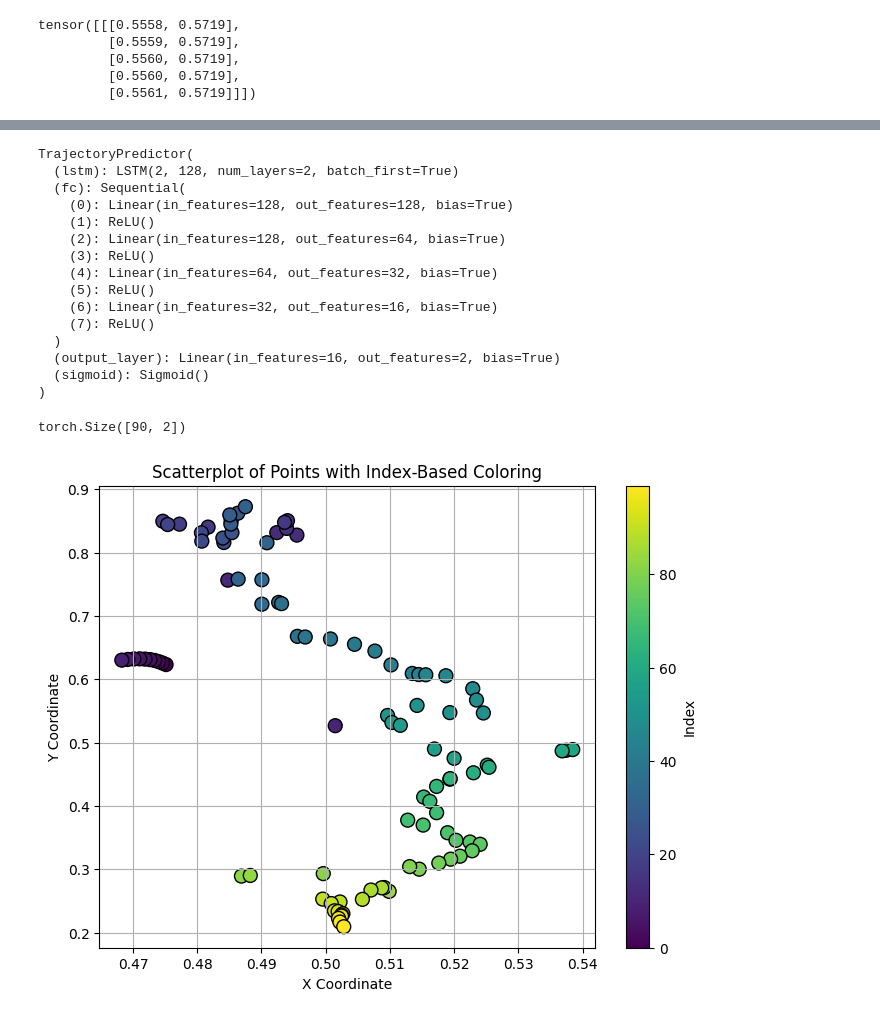
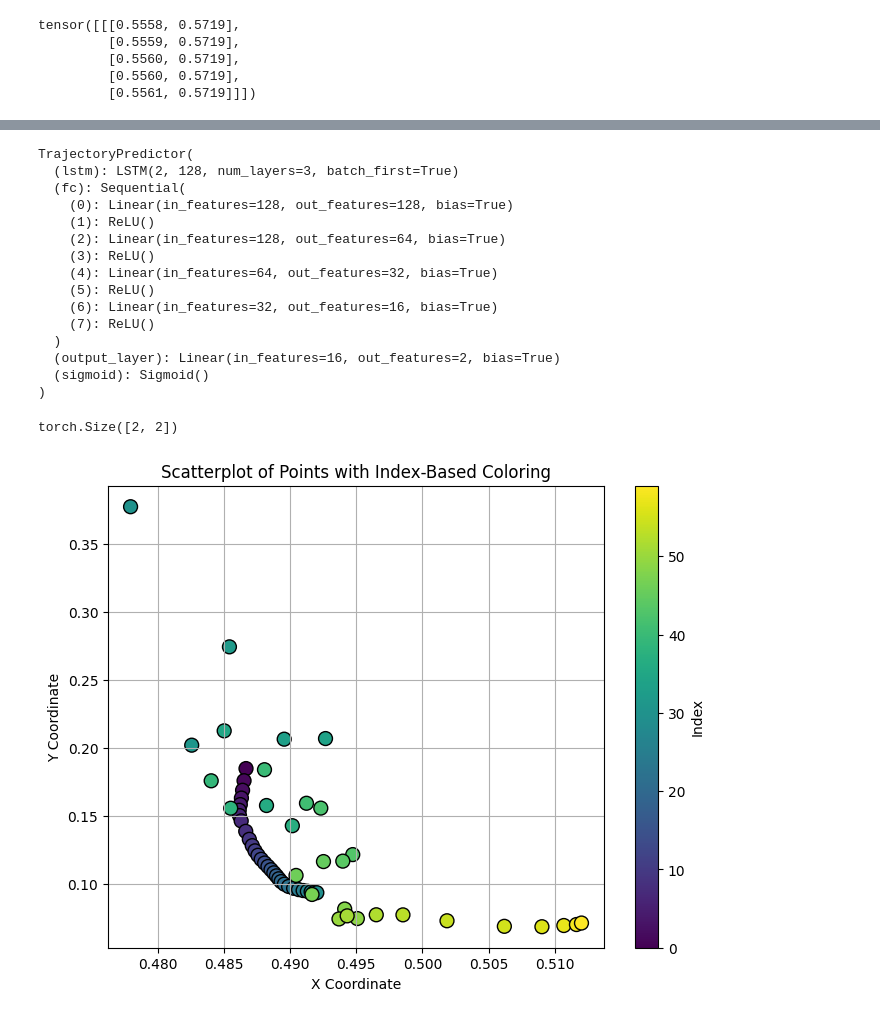
Before and after one commit to discursive-image/afterlife, a Jupyter notebook: notebooks/train.ipynb, the cells around one changed output, grey strips where cells are left out. Drawn from its saved outputs; the diff is of its cells as text; code cells hidden in the pictures.

```diff
--- a/notebooks/train.ipynb
+++ b/notebooks/train.ipynb
@@ -134,23 +134,21 @@ from tqdm import tqdm
 from torch.utils.data import DataLoader, random_split
 import wandb
 
-
-
 # Initialize Accelerator
 accelerator = Accelerator()
 
 current_date = datetime.now().strftime("%Y-%m-%d")
 num_epochs = 100
-patience = 10  # Early stopping patience
+patience = 20  # Early stopping patience
 best_val_loss = float("inf")
 epochs_without_improvement = 0
 best_path = ""
 
 # Hyperparams
 lr = 1e-3
-sequence_length=90
+sequence_length=60
 hidden_dim=128
-lstm_layers=2
+lstm_layers=3
 dense_layers=[128, 64, 32, 16]
 batch_size = 32
 
@@ -282,7 +276,7 @@ from safetensors.torch import load_file
 trained_model = TrajectoryPredictor(hidden_dim=hidden_dim, lstm_layers=lstm_layers, dense_layers=dense_layers)
 
 # Load the parameters from the safetensors file
-path = best_path
+path = output_path
 state_dict = load_file(path)
 
 # Load the state_dict into your model
@@ -293,7 +287,7 @@ device = torch.device("mps")
 trained_model.to(device)
 # %% [output]
 TrajectoryPredictor(
-  (lstm): LSTM(2, 128, num_layers=2, batch_first=True)
+  (lstm): LSTM(2, 128, num_layers=3, batch_first=True)
   (fc): Sequential(
     (0): Linear(in_features=128, out_features=128, bias=True)
     (1): ReLU()
@@ -312,38 +306,38 @@ eval_loader = DataLoader(val_dataset, batch_size=1, shuffle=True)
 item = next(iter(eval_loader)).squeeze(0)[0]
 item.shape
 # %% [output]
-torch.Size([90, 2])
+torch.Size([2, 2])
 # %%
 import matplotlib.pyplot as plt
 import numpy as np
 
-item = next(iter(eval_loader)).squeeze(0)[0]
+item = next(iter(eval_loader)).squeeze(0)[0][:30]
 item.shape
 
 with torch.no_grad():
     predicted = trained_model(item.to(device))
 
 predicted = predicted.squeeze(0).detach().cpu()
-plot_data = torch.cat((have, predicted), dim=0)
+plot_data = torch.cat((item, predicted), dim=0)
 
 # Extract x, y coordinates
 x, y = plot_data[:, 0], plot_data[:, 1]
 
 # Generate colors based on indices
 colors = np.arange(len(plot_data))
 
 # Create scatter plot
 plt.figure(figsize=(8, 6))
 scatter = plt.scatter(x, y, c=colors, cmap='viridis', s=100, edgecolor='k')
 
 # Add colorbar
 plt.colorbar(scatter, label="Index")
 
 # Add labels and grid
 plt.xlabel("X Coordinate")
 plt.ylabel("Y Coordinate")
 plt.title("Scatterplot of Points with Index-Based Coloring")
 plt.grid(True)
 plt.show()
 # %% [output]
-[figure, old version]
+[figure, new version]
```
Also changed, not shown: parts of 1 cell of this notebook, 2 other files.
